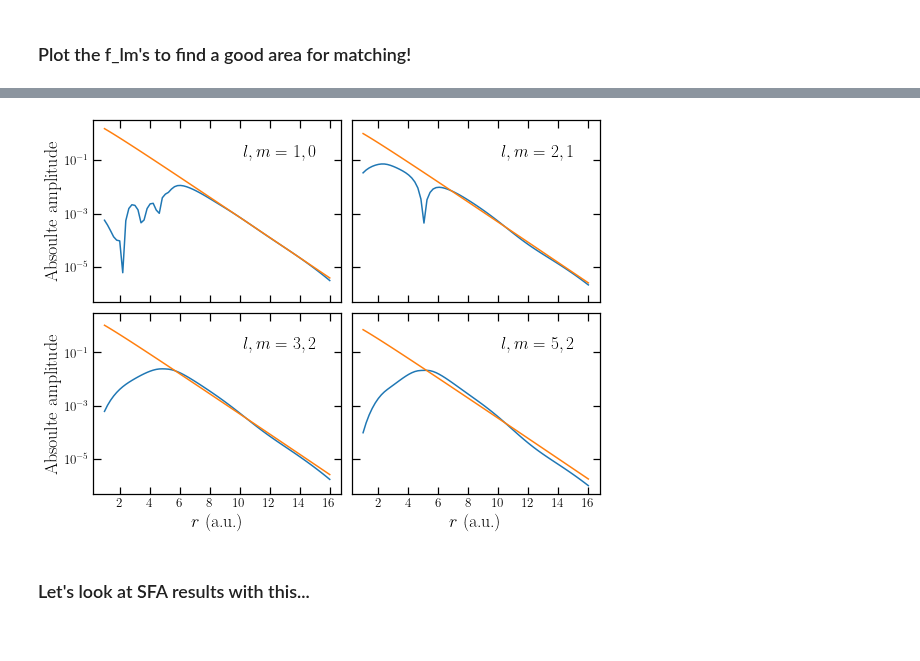
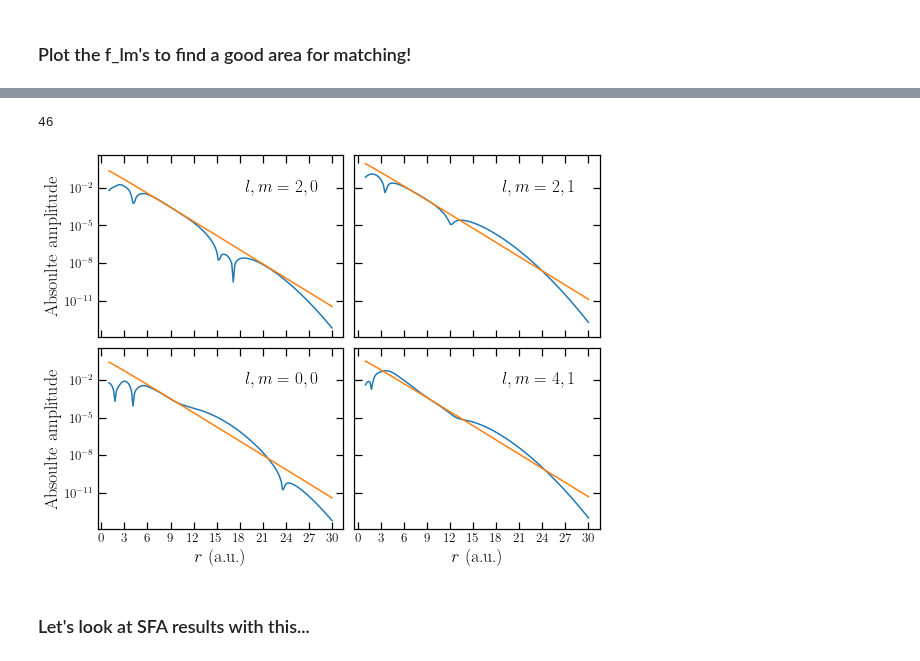
Before and after one commit to EmilHansen1/SFA_OAM_Linear, a Jupyter notebook: molecule_matching.ipynb, the cells around one changed output, grey strips where cells are left out. Saved outputs shown, nothing was run; the diff lists cells and outputs as text; code cells hidden in the pictures.

```diff
--- a/molecule_matching.ipynb
+++ b/molecule_matching.ipynb
@@ -94,13 +94,14 @@ def load_lebedev(file_name):
     phi = np.deg2rad([phi_i if phi_i >= 0 else 360 + phi_i for phi_i in phi])
     return theta, phi, w
 # %%
-file_name = 'output_files/allene_align_Cl.out'
+#file_name = 'output_files/allene_align_Cl.out'
+file_name = 'output_files/norcamphor_align.out'
 #center1 = np.array([-0.0006371178, -0.0012884863, 1.4927029103])
 #center2 = np.array([-0.0005622321, -0.0001058155, 0.0015786766])
 #center = (center1 + center2)/2
 #print(center)
-center = [0.0102200000, 0.0080900000, 1.2885300000]  # In Å
-output = OutputInterface(file_name, shift_center=center)
+#center = [0.0102200000, 0.0080900000, 1.2885300000]  # In Å
+output = OutputInterface(file_name)#, shift_center=center)
 orbital_nr = None
 
 if orbital_nr == None:
@@ -144,0 +148,4 @@ Evaluating at r=16.0000          Nr. 75/75
+# %%
+plot_list = np.linspace(1, 30, 150)
+#np.save('data/norcamphor/flms_1_30_30', f_lms)
+f_lms = np.load('data/norcamphor/flms_1_30_30.npy')
@@ -164,9 +177,11 @@ Done!
+# %%
+clm_array = np.load('data/DFDBrBPh/clm_array_15_17.npy')
 # %%
-#for sign in range(2):
-#    for l in range(0,15):
-#        for m in range(l+1):
-#            if l > 10:
-#                clm_array[sign, l, m] = 0.
+for sign in range(2):
+    for l in range(0,20):
+        for m in range(l+1):
+            if l > 10:
+                clm_array[sign, l, m] = 0.
 
 plt.imshow(np.abs(clm_array[0]))
 plt.colorbar()
@@ -187,12 +203,15 @@ TypeError: _vhstack_dispatcher() takes 1 positional argument but 2 were given
+# %%
+np.count_nonzero(np.abs(clm_array))
+# %% [output]
+46
 # %%
 def asymp(r, clm):
     return clm * r**(1/kappa - 1) * np.exp(-kappa*r)
 
 sign, l, m = 0, 3, 2
 
-to_plot = [[[0,1,0], [0,2,1]], [[0,3,2], [0,5,2]]]
-
-
+#to_plot = [[[0,5,3], [0,6,3]], [[0,9,5], [0,10,5]]]
+to_plot = [[[0,2,0], [0,2,1]], [[0,0,0], [0, 4, 1]]]
 
 major = 7.5
 minor = 3
@@ -211,34 +230,34 @@ plt.rcParams['ytick.minor.size'] = minor
 plt.rc('text', usetex=True)
 plt.rc("axes", labelsize=18) # 18
 plt.rc("xtick", labelsize=13, top=True, direction="in")
 plt.rc("ytick", labelsize=13, right=True, direction="in")
 plt.rc("axes", titlesize=15)
 plt.rc("legend", fontsize=11)
 
 fig, axs = plt.subplots(2,2, sharex=True, sharey=True, figsize=(8,6))
 
 for i, row in enumerate(to_plot):
     for j, lm in enumerate(row):
         sign, l, m = lm
         axs[i,j].plot(plot_list, np.abs(f_lms[:, sign, l, m]))#, label='Laplace')
         axs[i,j].plot(plot_list, np.abs(asymp(plot_list, clm_array[sign, l, m])))#, label='Asymp.')
         axs[i,j].set_yscale('log')
 
         axs[i,j].text(0.75, 0.8, f'$l,m = {l},{m}$', horizontalalignment='center',  transform=axs[i,j].transAxes, fontsize='xx-large')
 
         #plt.xlabel('$r$ (a.u.)')
         #plt.ylabel('Absolute amplitude')
 axs[1,0].set_xlabel('$r$ (a.u.)')
 axs[1,1].set_xlabel('$r$ (a.u.)')
 axs[0,0].set_ylabel('Absoulte amplitude')
 axs[1,0].set_ylabel('Absoulte amplitude')
 fig.set_facecolor('white')
 
-tick_spacing = 2.
+tick_spacing = 3.
 axs[0,0].xaxis.set_major_locator(ticker.MultipleLocator(tick_spacing))
-#plt.legend(frameon=False)
 plt.tight_layout()
+plt.savefig('asymp_coeff_match.png', dpi=300, bbox_inches='tight')
 plt.show()
 # %% [output]
-[figure, old version]
+[figure, new version]
 # %%
```
Also changed, not shown: parts of 19 cells of this notebook.
